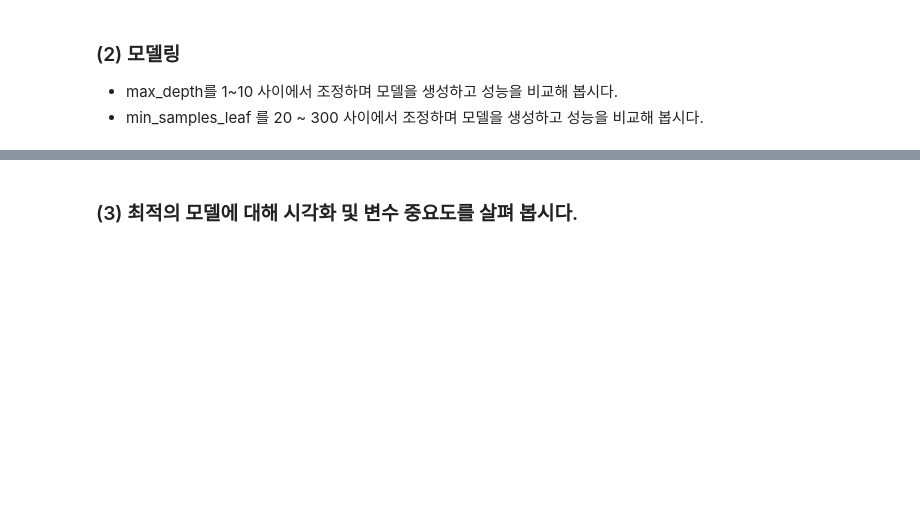
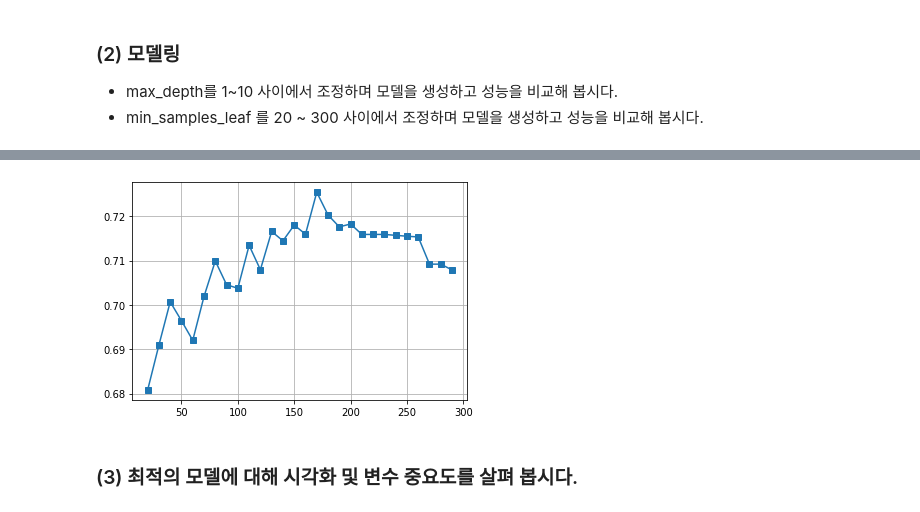
Before and after one commit to SubinOk/KT_AIVLE, a Jupyter notebook: 06 ML/06과 Decision Tree.ipynb, the cells around one changed output, grey strips where cells are left out. Drawn from its saved outputs; the diff is of its cells as text; code cells hidden in the pictures; blank space fills up the shorter version.

```diff
--- a/06 ML/06과 Decision Tree.ipynb
+++ b/06 ML/06과 Decision Tree.ipynb
@@ -275,2 +402,16 @@ x_train, x_val, y_train, y_val = train_test_split(x,y,test_size = 0.3)
+# %%
+leaves = range(20, 300, 10)
+f2 = []
+for leaf in leaves :
+    m = DecisionTreeClassifier(min_samples_leaf= leaf)
+    m.fit(x_train, y_train)
+    p = m.predict(x_val)
+    f2.append( f1_score(y_val, p, pos_label='LEAVE') )
+# %%
+plt.plot(leaves, f2, marker = 's')
+plt.grid()
+plt.show()
+# %% [output]
+[figure, added]
 # %% [markdown]
 ### (3) 최적의 모델에 대해 시각화 및 변수 중요도를 살펴 봅시다.
```
Also changed, not shown: parts of 27 cells of this notebook, 7 other files.
